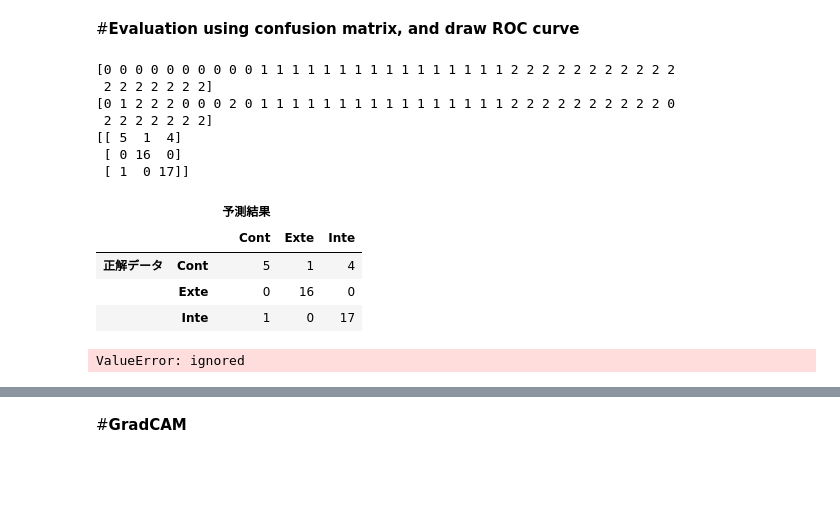
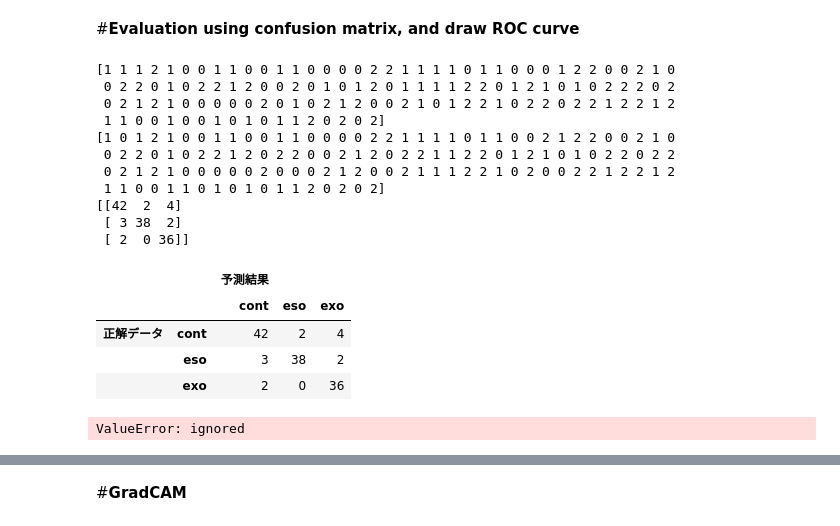
Before and after one commit to ykitaguchi77/Strabismus_AI_project, a Jupyter notebook: Strabismus_3classes_RepVGG_Gradcam_local.ipynb, the cells around one changed output, grey strips where cells are left out. Drawn from its saved outputs; the diff is of its cells as text; code cells hidden in the pictures; blank space fills up the shorter version.

```diff
--- a/Strabismus_3classes_RepVGG_Gradcam_local.ipynb
+++ b/Strabismus_3classes_RepVGG_Gradcam_local.ipynb
@@ -905,7 +914,7 @@ PATH = r"F:\Strabismus\Dataset_250px_20211116"
 torch.save(model_ft.state_dict(), PATH)
 # %%
 #ネットワークの読み込み
-PATH = r"F:\Strabismus\Dataset_250px_20211116"
+PATH = r"F:\Strabismus\Dataset_250px_20211116/base_model.pth"
 model_ft.load_state_dict(torch.load(PATH))
 # %% [output]
 <All keys matched successfully>
@@ -947,7 +956,7 @@ model_ft = repvgg_model_convert(copy_model_ft, create_RepVGG_A2).to(device)
 model_ft.eval() # prep model for evaluation
 
 targets, preds, probs =[], [], []
-for image_tensor, target in dataloaders['test']:
+for image_tensor, target in test_loader:
       #target = target.squeeze(1)
       image_tensor = image_tensor.to(device)
       target = target.to(device)
@@ -991,42 +1000,46 @@ precision = tp/(tp+fp) #positive predictive value
 sensitivity = tp/(tp+fn)
 specificity = tn/(tn+fp)
 f1_score = 2*tp/(2*tp+fp+fn)
 
 #感度・特異度の計算
 print()
 print('accuracy: '+str(accuracy))
 print('positive predictive value: '+str(precision))
 print('sensitivity: '+str(sensitivity))
 print('specificity: '+str(specificity))
 print('f1_score: '+str(f1_score))
 print()
 
 
 fpr, tpr, thres = metrics.roc_curve(y_test, y_prob)
 auc = metrics.auc(fpr, tpr)
 print('auc:', auc)
 
 #Draw AUC curve
 plt.figure()
 lw = 2
 plt.plot(fpr, tpr, color='darkorange',lw=lw, label='ROC curve (area = %0.2f)' % roc_auc)
 plt.plot([0, 1], [0, 1], color='navy', lw=lw, linestyle='--')
 plt.xlabel('False Positive Rate')
 plt.ylabel('True Positive Rate')
 plt.title('Receiver operating characteristic example')
 plt.legend(loc="lower right")
 plt.show()
 # %% [output]
-[0 0 0 0 0 0 0 0 0 0 1 1 1 1 1 1 1 1 1 1 1 1 1 1 1 1 2 2 2 2 2 2 2 2 2 2 2
- 2 2 2 2 2 2 2]
-[0 1 2 2 2 0 0 0 2 0 1 1 1 1 1 1 1 1 1 1 1 1 1 1 1 1 2 2 2 2 2 2 2 2 2 2 0
- 2 2 2 2 2 2 2]
-[[ 5  1  4]
- [ 0 16  0]
- [ 1  0 17]]
+[1 1 1 2 1 0 0 1 1 0 0 1 1 0 0 0 0 2 2 1 1 1 1 0 1 1 0 0 0 1 2 2 0 0 2 1 0
+ 0 2 2 0 1 0 2 2 1 2 0 0 2 0 1 0 1 2 0 1 1 1 1 2 2 0 1 2 1 0 1 0 2 2 2 0 2
+ 0 2 1 2 1 0 0 0 0 0 2 0 1 0 2 1 2 0 0 2 1 0 1 2 2 1 0 2 2 0 2 2 1 2 2 1 2
+ 1 1 0 0 1 0 0 1 0 1 0 1 1 2 0 2 0 2]
+[1 0 1 2 1 0 0 1 1 0 0 1 1 0 0 0 0 2 2 1 1 1 1 0 1 1 0 0 2 1 2 2 0 0 2 1 0
+ 0 2 2 0 1 0 2 2 1 2 0 2 2 0 0 2 1 2 0 2 2 1 1 2 2 0 1 2 1 0 1 0 2 2 0 2 2
+ 0 2 1 2 1 0 0 0 0 0 2 0 0 0 2 1 2 0 0 2 1 1 1 2 2 1 0 2 0 0 2 2 1 2 2 1 2
+ 1 1 0 0 1 1 0 1 0 1 0 1 1 2 0 2 0 2]
+[[42  2  4]
+ [ 3 38  2]
+ [ 2  0 36]]
 |  |  | 予測結果 |  |  |
-|  |  | Cont | Exte | Inte |
-| 正解データ | Cont | 5 | 1 | 4 |
-|  | Exte | 0 | 16 | 0 |
-|  | Inte | 1 | 0 | 17 |
+|  |  | cont | eso | exo |
+| 正解データ | cont | 42 | 2 | 4 |
+|  | eso | 3 | 38 | 2 |
+|  | exo | 2 | 0 | 36 |
 ValueError: ignored
```
Also changed, not shown: parts of 6 cells of this notebook.
